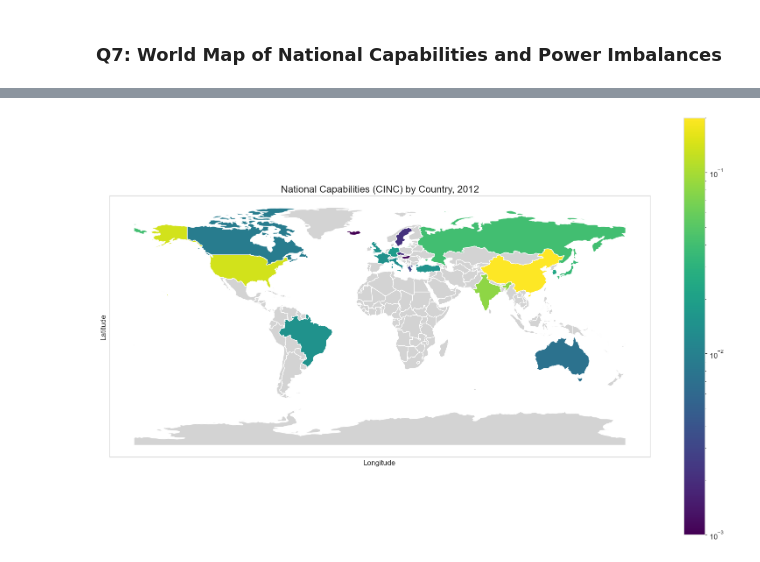
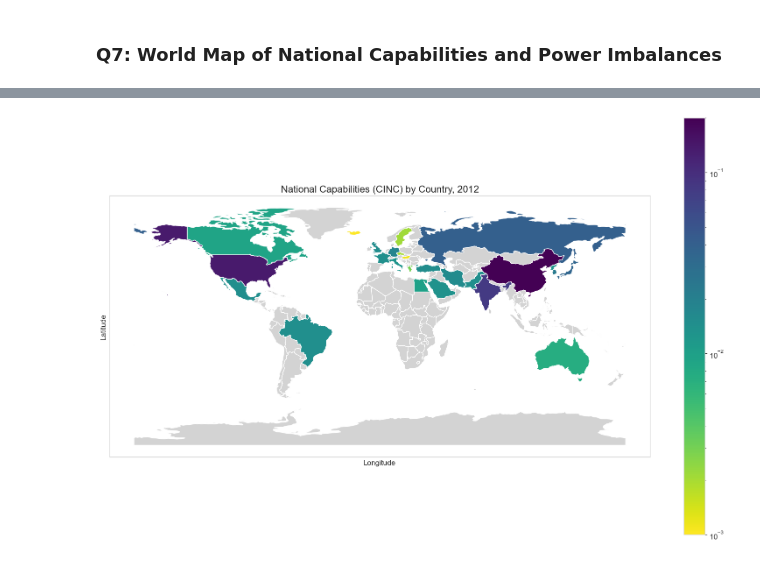
Before and after one commit to mbengue1/long-lab-1-240, a Jupyter notebook: correlates_of_war_analysis.ipynb, the cells around one changed output, grey strips where cells are left out. Drawn from its saved outputs; the diff is of its cells as text; code cells hidden in the pictures.

Commit message:
final project, need to just update and review writing

```diff
--- a/correlates_of_war_analysis.ipynb
+++ b/correlates_of_war_analysis.ipynb
@@ -698,8 +813,9 @@ These correlation patterns highlight that national power, as measured by CINC, i
 # %% [markdown]
 ### Q6: Most Similar Systems Analysis Using Standardized Variables
 # %%
-# standardize the 6 raw variables using min-max scaling
+# standardize the 6 raw variables using min-max scaling with log transformation
 from sklearn.preprocessing import MinMaxScaler
+import numpy as np
 
 # select the 6 raw variables
 raw_vars = ['milex', 'milper', 'irst', 'pec', 'tpop', 'upop']
@@ -707,10 +823,27 @@ raw_vars = ['milex', 'milper', 'irst', 'pec', 'tpop', 'upop']
 # create a copy of the 2012 data for standardization
 data_2012_std = data_2012.copy()
 
+# handle missing values by removing rows with NaN values in any of the raw variables
+print(f"Original data shape: {data_2012_std.shape}")
+data_2012_std = data_2012_std.dropna(subset=raw_vars)
+print(f"Shape after removing rows with missing values: {data_2012_std.shape}")
+
+# Apply log transformation to handle skewed distributions and prevent zero distances
+print("\nApplying log transformation before scaling...")
+for var in raw_vars:
+    data_2012_std[var] = np.log1p(data_2012_std[var])
+
 # apply min-max scaling to standardize variables between 0 and 1
 scaler = MinMaxScaler()
 data_2012_std[raw_vars] = scaler.fit_transform(data_2012_std[raw_vars])
 
+# Check for any variables with all identical values
+print("\nChecking for variables with no variation after transformation:")
+for var in raw_vars:
+    var_range = data_2012_std[var].max() - data_2012_std[var].min()
+    print(f"{var}: range = {var_range:.6f}")
+
 # display the first few rows of standardized data
+print("\nFirst few rows of standardized data:")
 data_2012_std[['stateabb'] + raw_vars].head()
 # %% [output]
@@ -852,23 +1128,51 @@ This analysis highlights the importance of careful data preprocessing and method
 # %% [markdown]
 ### Q7: World Map of National Capabilities and Power Imbalances
 # %%
-# import necessary libraries for mapping
+ # import
 import geopandas as gpd
 from matplotlib.colors import LogNorm
-# load world map data - using direct URL since gpd.datasets is deprecated
+# load world map data
 world = gpd.read_file("data/ne_110m_admin_0_countries.shp")
 
-# Print the column names to see what's available
+# print column names
 print("Columns in the world dataframe:", world.columns.tolist())
 
-# prepare data for mapping
+# prep data for mapping
 map_data = data_2012[['stateabb', 'ccode', 'cinc']].copy()
 
-# create a mapping dictionary from COW country codes to ISO alpha-3 codes
-# this is a simplified mapping and may need to be expanded for a complete analysis
+# Display top 20 countries by CINC value before showing the map
+top_cinc_countries = data_2012.sort_values('cinc', ascending=False).head(20)
+top_cinc_display = top_cinc_countries[['stateabb', 'cinc']].copy()
+
+# format CINC values for better readability
+top_cinc_display['cinc'] = top_cinc_display['cinc'].map('{:.6f}'.format)
+
+# rank column
+top_cinc_display.insert(0, 'Rank', range(1, len(top_cinc_display) + 1))
+
+
+top_cinc_display.columns = ['Rank', 'Country', 'CINC Value']
+
+print("Top 20 Countries by National Capability (CINC) in 2012:")
+print("=" * 50)
+display(top_cinc_display)
+
+# display bottom 10 for comparison
+bottom_cinc_countries = data_2012.sort_values('cinc').head(10)
+bottom_cinc_display = bottom_cinc_countries[['stateabb', 'cinc']].copy()
+bottom_cinc_display['cinc'] = bottom_cinc_display['cinc'].map('{:.6f}'.format)
+bottom_cinc_display.insert(0, 'Rank', range(len(data_2012) - 9, len(data_2012) + 1))
+bottom_cinc_display.columns = ['Rank', 'Country', 'CINC Value']
+
+print("\nBottom 10 Countries by National Capability (CINC) in 2012:")
+print("=" * 50)
+display(bottom_cinc_display)
+
+# create a mapping dictionary from COW country codes
 cow_to_iso = {
     2: 'USA',    # United States
     20: 'CAN',   # Canada
+    140: 'BRA',  # Brazil
     200: 'GBR',  # United Kingdom
     220: 'FRA',  # France
     255: 'DEU',  # Germany
@@ -889,27 +1193,34 @@ cow_to_iso = {
     750: 'IND',  # India
     850: 'BRA',  # Brazil
     900: 'AUS',  # Australia
-    # Add more mappings as needed
+    630: 'IRN',  # Iran
+   70: 'MEX',   # Mexico
+   770: 'PAK',  # Pakistan
+   670: 'SAU',  # Saudi Arabia
+   731: 'PRK',  # North Korea
+   651: 'EGY',  # Egypt
 }
+
+# check for missing
+for _, row in top_cinc_countries.iterrows():
+    if row['ccode'] not in cow_to_iso:
+        print(f"Missing mapping for {row['stateabb']} (code: {row['ccode']})")
 
 # map COW codes to ISO codes
 map_data['iso_a3'] = map_data['ccode'].map(cow_to_iso)
 
 # merge with world map data
-# Try different possible column names for the ISO code
-# Common names are 'ISO_A3', 'ADM0_A3', or 'ISO3'
-# Replace 'ISO_A3' with the actual column name from the printed list
 world_data = world.merge(map_data, how='left', left_on='ADM0_A3', right_on='iso_a3')
 
-# plot the world map
+# plot world map
 fig, ax = plt.subplots(1, 1, figsize=(16, 10))
 
-# use log scale for better visualization (CINC values have wide range)
+# log scale for better visualization
 world_data.plot(
     column='cinc',
     ax=ax,
     legend=True,
-    cmap='viridis',
+    cmap='viridis_r',
     missing_kwds={'color': 'lightgrey'},
     norm=LogNorm(vmin=0.001, vmax=0.2)
 )
@@ -925,8 +1236,5 @@ ax.set_yticks([])
 
 plt.tight_layout()
 plt.show()
-
-# Print the column names to see what's available
-print("Columns in the world dataframe:", world.columns.tolist())
 # %% [output]
 Columns in the world dataframe: ['featurecla', 'scalerank', 'LABELRANK', 'SOVEREIGNT', 'SOV_A3', 'ADM0_DIF', 'LEVEL', 'TYPE', 'TLC', 'ADMIN', 'ADM0_A3', 'GEOU_DIF', 'GEOUNIT', 'GU_A3', 'SU_DIF', 'SUBU ...
@@ -933 +1273 @@ Columns in the world dataframe: ['featurecla', 'scalerank', 'LABELRANK', 'SOVERE
-[figure, old version]
+[figure, new version]
```
Also changed, not shown: parts of 35 cells of this notebook.
